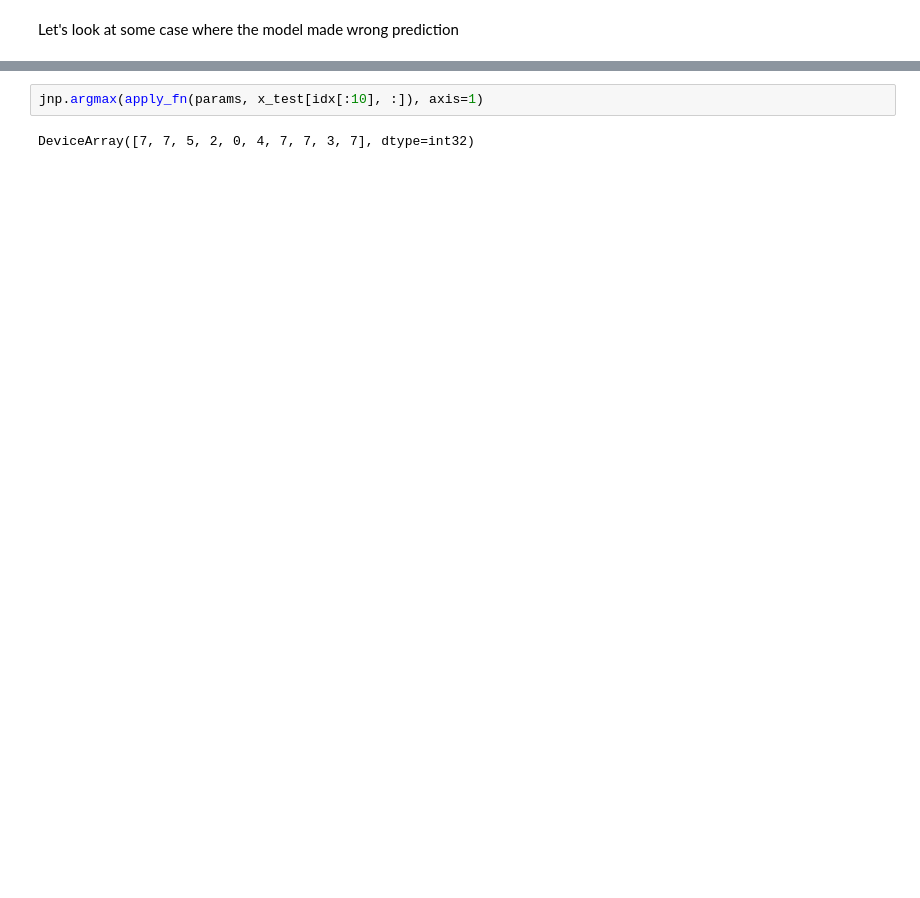
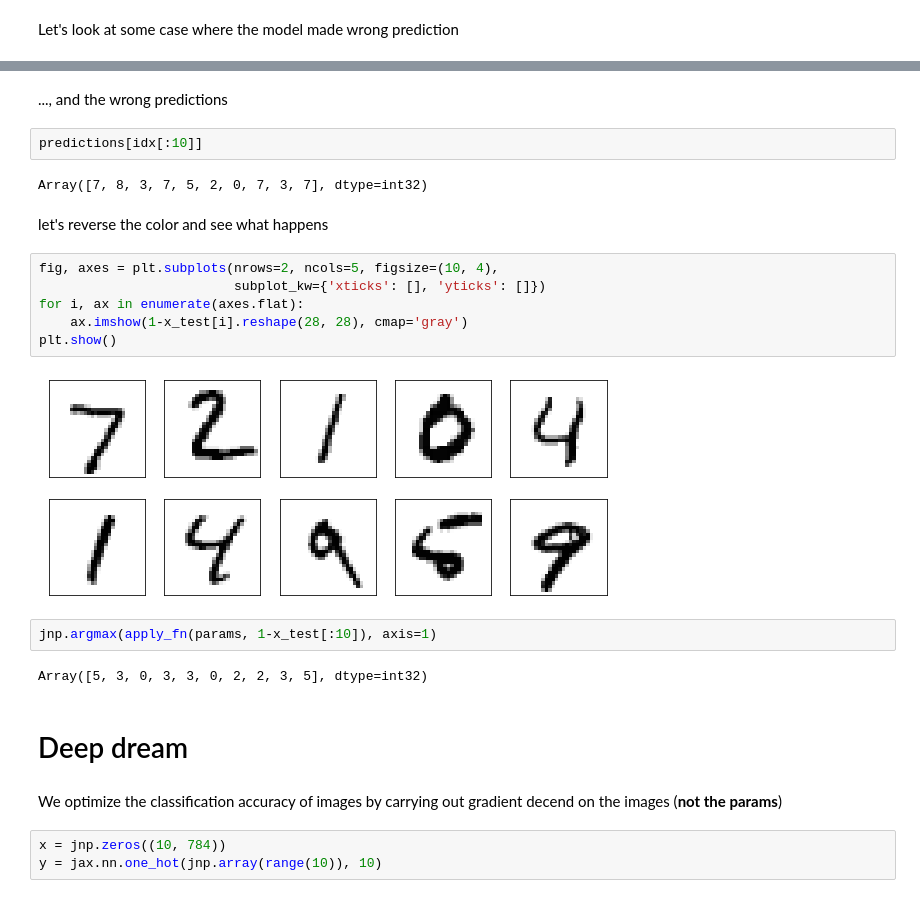
Before and after one commit to wangleiphy/ml4p, a Jupyter notebook: materials/2_handson/mnist.ipynb, the cells around one changed output, grey strips where cells are left out. Saved outputs shown, nothing was run; the diff lists cells and outputs as text; blank space fills up the shorter version.

```diff
--- a/materials/2_handson/mnist.ipynb
+++ b/materials/2_handson/mnist.ipynb
@@ -218,4 +234,27 @@ plt.show()
+# %% [markdown]
+..., and the wrong predictions
+# %%
+predictions[idx[:10]]
+# %% [output]
+Array([7, 8, 3, 7, 5, 2, 0, 7, 3, 7], dtype=int32)
+# %% [markdown]
+let's reverse the color and see what happens
+# %%
+fig, axes = plt.subplots(nrows=2, ncols=5, figsize=(10, 4),
+                         subplot_kw={'xticks': [], 'yticks': []})
+for i, ax in enumerate(axes.flat):
+    ax.imshow(1-x_test[i].reshape(28, 28), cmap='gray')
+plt.show()
+# %% [output]
+[figure, added]
 # %%
-jnp.argmax(apply_fn(params, x_test[idx[:10], :]), axis=1)
+jnp.argmax(apply_fn(params, 1-x_test[:10]), axis=1)
 # %% [output]
-DeviceArray([7, 7, 5, 2, 0, 4, 7, 7, 3, 7], dtype=int32)
+Array([5, 3, 0, 3, 3, 0, 2, 2, 3, 5], dtype=int32)
+# %% [markdown]
+# Deep dream
+# %% [markdown]
+We optimize the classification accuracy of images by carrying out gradient decend on the images (**not the params**)
+# %%
+x = jnp.zeros((10, 784))
+y = jax.nn.one_hot(jnp.array(range(10)), 10)
```
Also changed, not shown: parts of 24 cells of this notebook.
